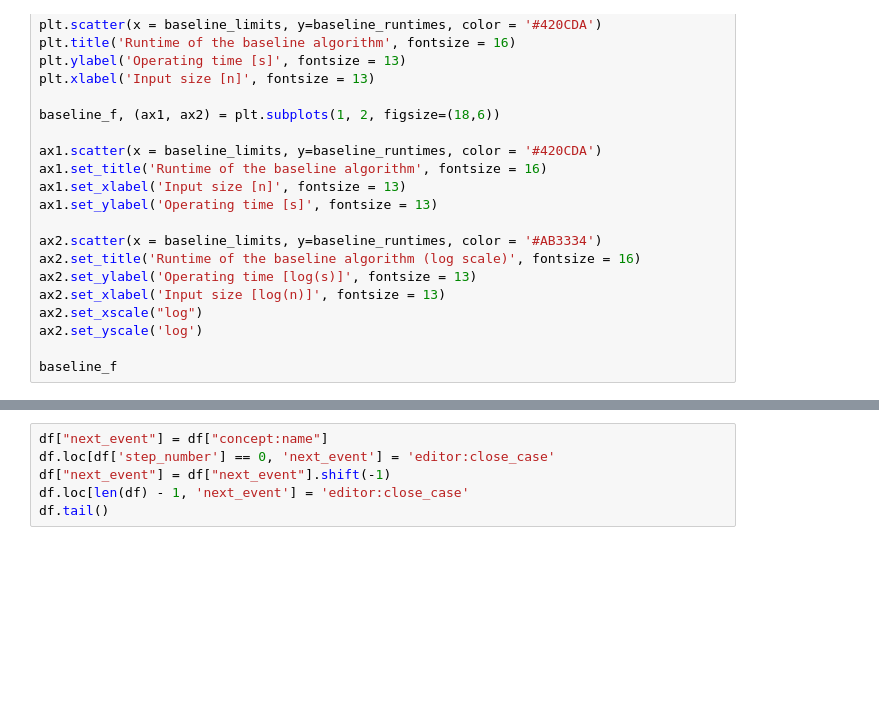
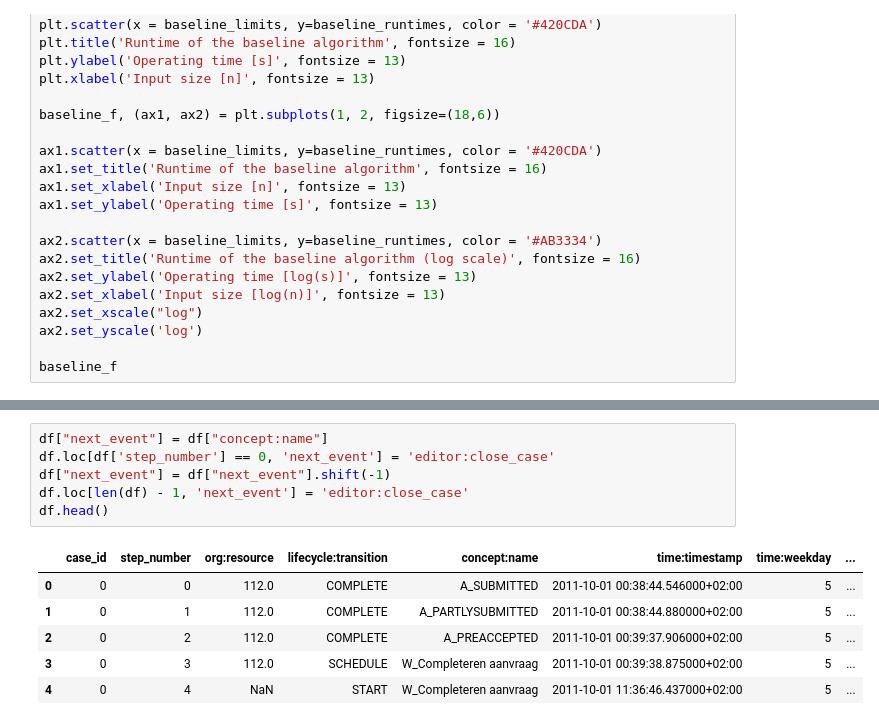
Before and after one commit to erenaydoslu/process-minning, a Jupyter notebook: Miner.ipynb, the cells around one changed output, grey strips where cells are left out. Saved outputs shown, nothing was run; the diff lists cells and outputs as text; blank space fills up the shorter version.

```diff
--- a/Miner.ipynb
+++ b/Miner.ipynb
@@ -537,6 +571,13 @@ df
 # %%
 df["next_event"] = df["concept:name"]
 df.loc[df['step_number'] == 0, 'next_event'] = 'editor:close_case'
 df["next_event"] = df["next_event"].shift(-1)
 df.loc[len(df) - 1, 'next_event'] = 'editor:close_case'
-df.tail()
+df.head()
+# %% [output]
+|  | case_id | step_number | org:resource | lifecycle:transition | concept:name | time:timestamp | time:weekday | ... |
+| 0 | 0 | 0 | 112.0 | COMPLETE | A_SUBMITTED | 2011-10-01 00:38:44.546000+02:00 | 5 | ... |
+| 1 | 0 | 1 | 112.0 | COMPLETE | A_PARTLYSUBMITTED | 2011-10-01 00:38:44.880000+02:00 | 5 | ... |
+| 2 | 0 | 2 | 112.0 | COMPLETE | A_PREACCEPTED | 2011-10-01 00:39:37.906000+02:00 | 5 | ... |
+| 3 | 0 | 3 | 112.0 | SCHEDULE | W_Completeren aanvraag | 2011-10-01 00:39:38.875000+02:00 | 5 | ... |
+| 4 | 0 | 4 | NaN | START | W_Completeren aanvraag | 2011-10-01 11:36:46.437000+02:00 | 5 | ... |
```
Also changed, not shown: parts of 7 cells of this notebook.
